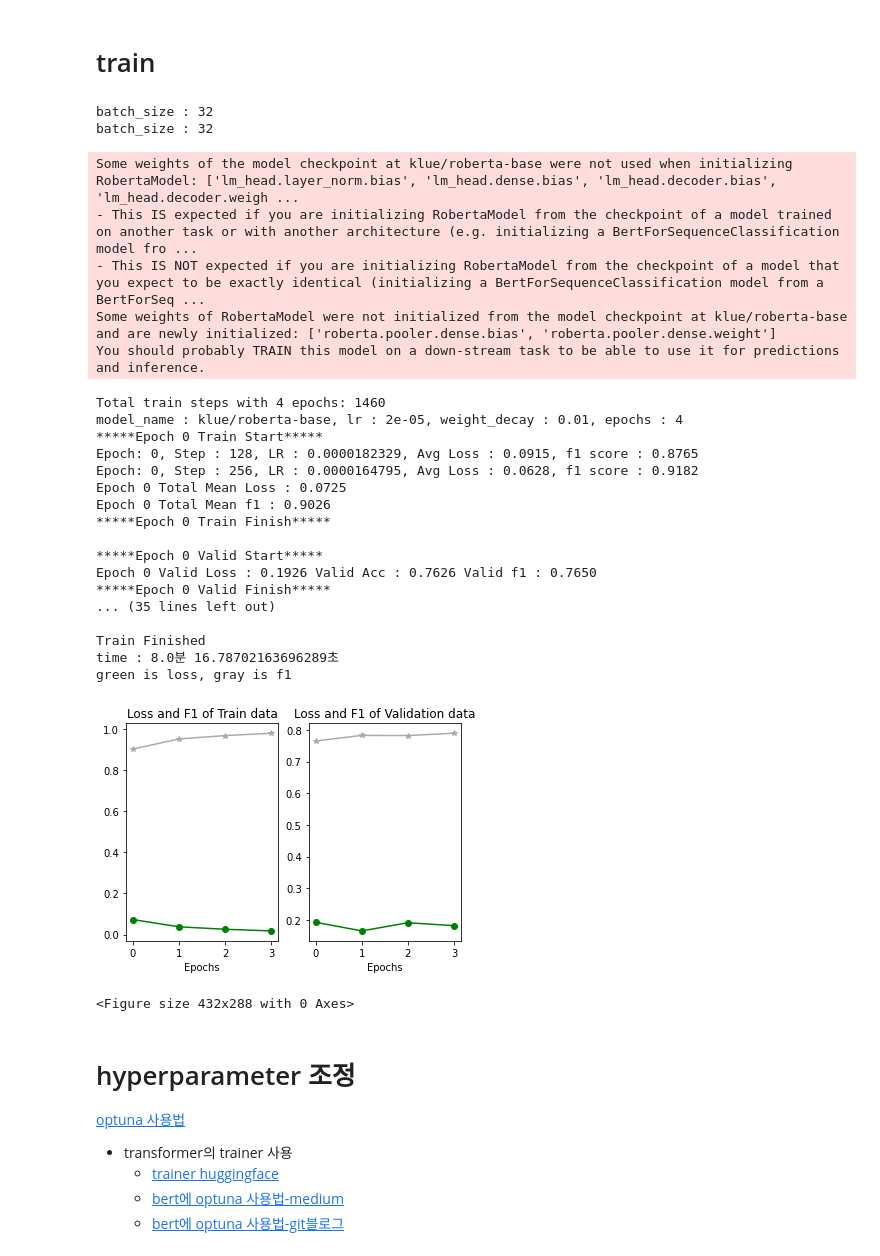
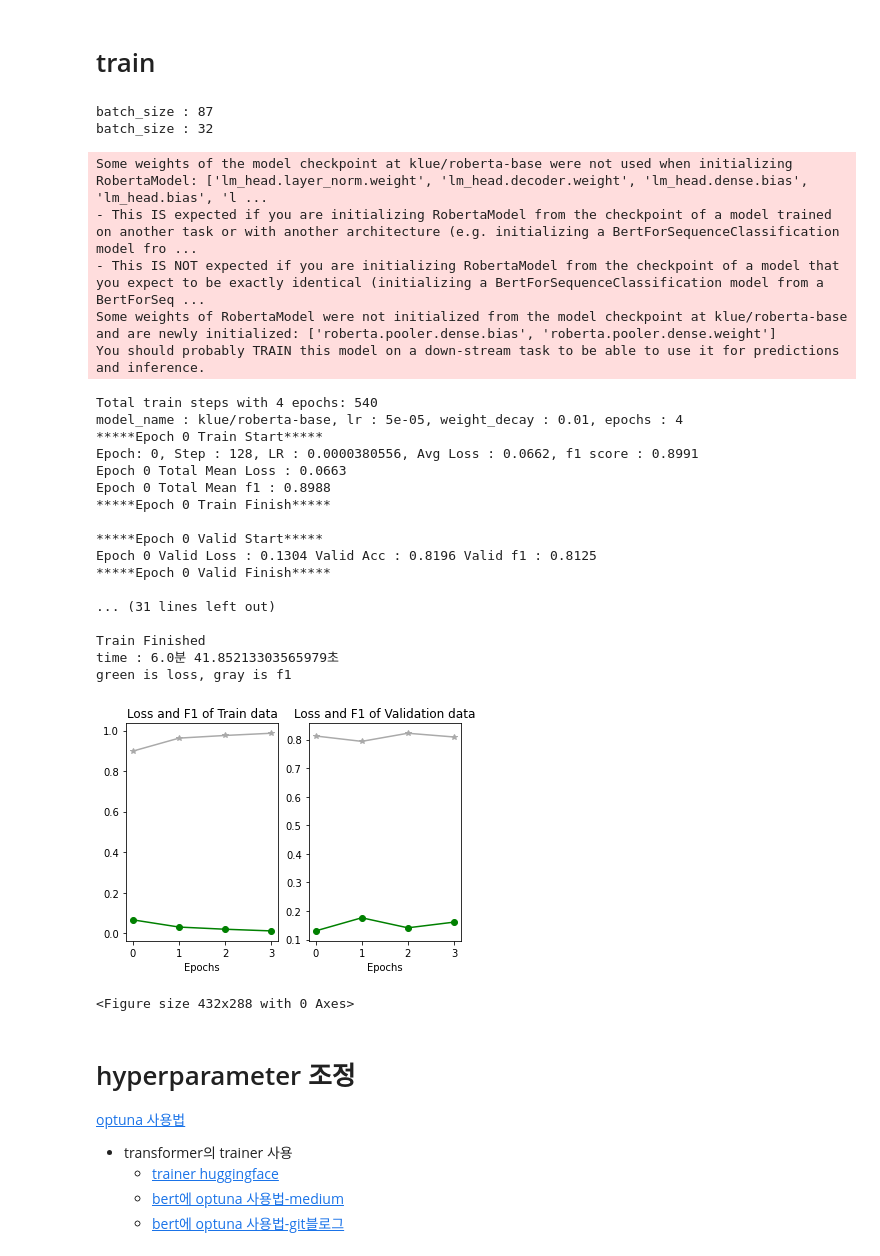
Before and after one commit to WooKyungHwa/NLU_3-, a Jupyter notebook: practice/최지현_sts_roberta.ipynb, the cells around one changed output. Drawn from its saved outputs; the diff is of its cells as text; code cells hidden in the pictures.

Commit message:
add : search roberta hyperparameter by optuna

```diff
--- a/practice/최지현_sts_roberta.ipynb
+++ b/practice/최지현_sts_roberta.ipynb
@@ -483,52 +484,57 @@ def draw_plot(train_dict, valid_dict, i) :
 # %% [markdown]
 # train
 # %%
-# 'klue/roberta-base', 32, 32, lr : 2e-05,
-train_batch_size = 32
+# 'klue/roberta-base', 64, 32, lr : 5e-05, weight_decay : 0.01 -> 0.8381
+# 'klue/roberta-base', 87, 32, lr : 5e-05, weight_decay : 0.01, layer : 32 -> 0.8392
+# layer : 64 -> 0.8348
+# 'klue/roberta-base', 80, 32, lr : 5e-05, 0.01 , layer -> 64->32 -> 0.8222
+# 'klue/roberta-base', 87, 32, lr : 5e-05, 0.01 , layer -> 32->16 -> 0.8044
+# 'klue/roberta-base', 87, 32, lr : 5e-05, 0.01 , layer -> 16 -> 0.8044
+train_batch_size = 87
 model_name = 'klue/roberta-base'
 
 train_dataset = CustomDataset(dataset['train'])
 valid_dataset = CustomDataset(dataset['validation'])
 
 train_dataloader = make_dataloader(train_dataset, model_name, train_batch_size, 'train')
 valid_dataloader = make_dataloader(valid_dataset, model_name, 32, 'valid')
-learning_rate = 2e-05
+learning_rate = 5e-05
 weight_decay = 0.01
 
 model, optimizer, scheduler = initializer(train_dataloader, 4, model_name, learning_rate, weight_decay)
 
 start = time.time()
 train_dict, valid_dict = train(model, optimizer, scheduler, train_dataloader, valid_dataloader, 4, model_name)
 end = time.time()
 print(f"time : {(end - start)//60}분 {(end - start)%60}초")
 
 draw_plot(train_dict, valid_dict, 0)
 # %% [output]
+batch_size : 87
 batch_size : 32
-batch_size : 32
-Some weights of the model checkpoint at klue/roberta-base were not used when initializing RobertaModel: ['lm_head.layer_norm.bias', 'lm_head.dense.bias', 'lm_head.decoder.bias', 'lm_head.decoder.weigh ...
+Some weights of the model checkpoint at klue/roberta-base were not used when initializing RobertaModel: ['lm_head.layer_norm.weight', 'lm_head.decoder.weight', 'lm_head.dense.bias', 'lm_head.bias', 'l ...
 - This IS expected if you are initializing RobertaModel from the checkpoint of a model trained on another task or with another architecture (e.g. initializing a BertForSequenceClassification model fro ...
 - This IS NOT expected if you are initializing RobertaModel from the checkpoint of a model that you expect to be exactly identical (initializing a BertForSequenceClassification model from a BertForSeq ...
 Some weights of RobertaModel were not initialized from the model checkpoint at klue/roberta-base and are newly initialized: ['roberta.pooler.dense.bias', 'roberta.pooler.dense.weight']
 You should probably TRAIN this model on a down-stream task to be able to use it for predictions and inference.
-Total train steps with 4 epochs: 1460
-model_name : klue/roberta-base, lr : 2e-05, weight_decay : 0.01, epochs : 4
+Total train steps with 4 epochs: 540
+model_name : klue/roberta-base, lr : 5e-05, weight_decay : 0.01, epochs : 4
 *****Epoch 0 Train Start*****
-Epoch: 0, Step : 128, LR : 0.0000182329, Avg Loss : 0.0915, f1 score : 0.8765
-Epoch: 0, Step : 256, LR : 0.0000164795, Avg Loss : 0.0628, f1 score : 0.9182
-Epoch 0 Total Mean Loss : 0.0725
-Epoch 0 Total Mean f1 : 0.9026
+Epoch: 0, Step : 128, LR : 0.0000380556, Avg Loss : 0.0662, f1 score : 0.8991
+Epoch 0 Total Mean Loss : 0.0663
+Epoch 0 Total Mean f1 : 0.8988
 *****Epoch 0 Train Finish*****
 
 *****Epoch 0 Valid Start*****
-Epoch 0 Valid Loss : 0.1926 Valid Acc : 0.7626 Valid f1 : 0.7650
+Epoch 0 Valid Loss : 0.1304 Valid Acc : 0.8196 Valid f1 : 0.8125
 *****Epoch 0 Valid Finish*****
-... (35 lines left out)
+
+... (31 lines left out)
 
 Train Finished
-time : 8.0분 16.78702163696289초
+time : 6.0분 41.85213303565979초
 green is loss, gray is f1
-[figure, old version]
+[figure, new version]
 <Figure size 432x288 with 0 Axes>
 # %% [markdown]
 # hyperparameter 조정
```
Also changed, not shown: parts of 18 cells of this notebook.
